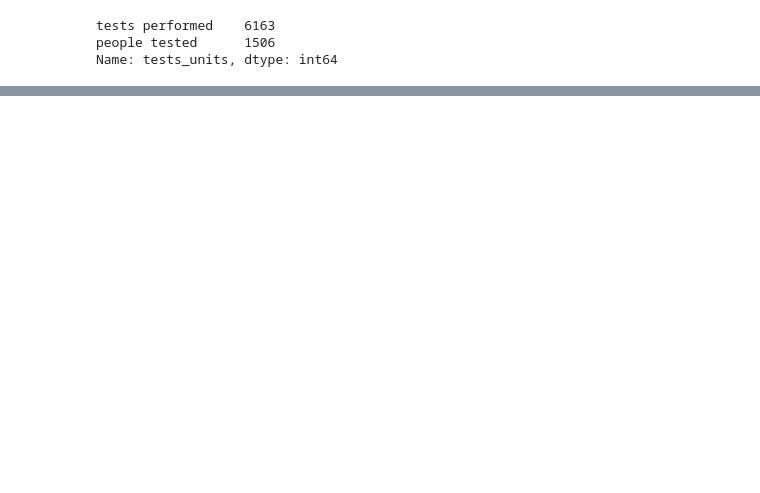
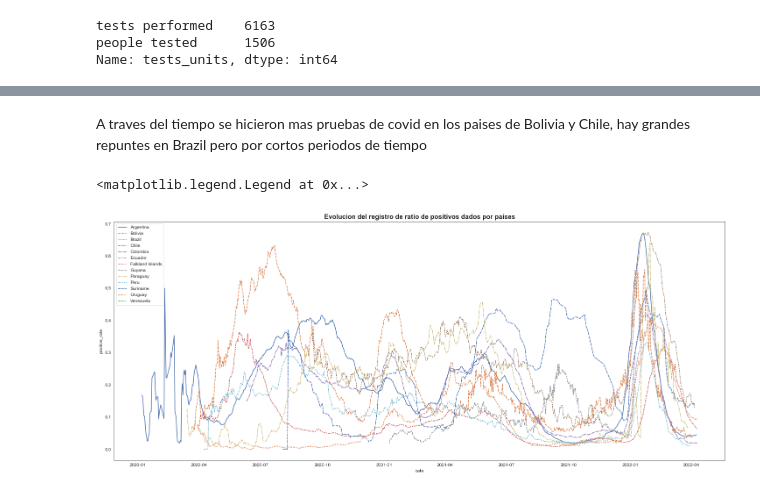
Before and after one commit to geraldb1/Project, a Jupyter notebook: Covid/Covid.ipynb, the cells around one changed output, grey strips where cells are left out. Cells and saved outputs as stored; diff of their text form; code cells hidden in the pictures; blank space fills up the shorter version.

```diff
--- a/Covid/Covid.ipynb
+++ b/Covid/Covid.ipynb
@@ -429,0 +378,12 @@ Index(['location', 'date_x', 'population', 'total_cases', 'new_cases',
+# %% [markdown]
+A traves del tiempo se hicieron mas pruebas de covid en los paises de Bolivia y Chile, hay grandes repuntes en Brazil pero por cortos periodos de tiempo
+# %%
+palette = sns.color_palette("deep", 13)
+plt.figure(figsize=(25,10))
+sns.set_style('white')
+sns.lineplot(data = cv_lat, x = 'date',y = 'positive_rate',hue = 'location',style = 'location',palette = palette)
+plt.title('Evolucion del registro de ratio de positivos dados por paises',fontsize = 15,fontweight = 'bold')
+plt.legend(loc = 'upper left')
+# %% [output]
+<matplotlib.legend.Legend at 0x...>
+[figure, added]
```
Also changed, not shown: parts of 13 cells of this notebook.
